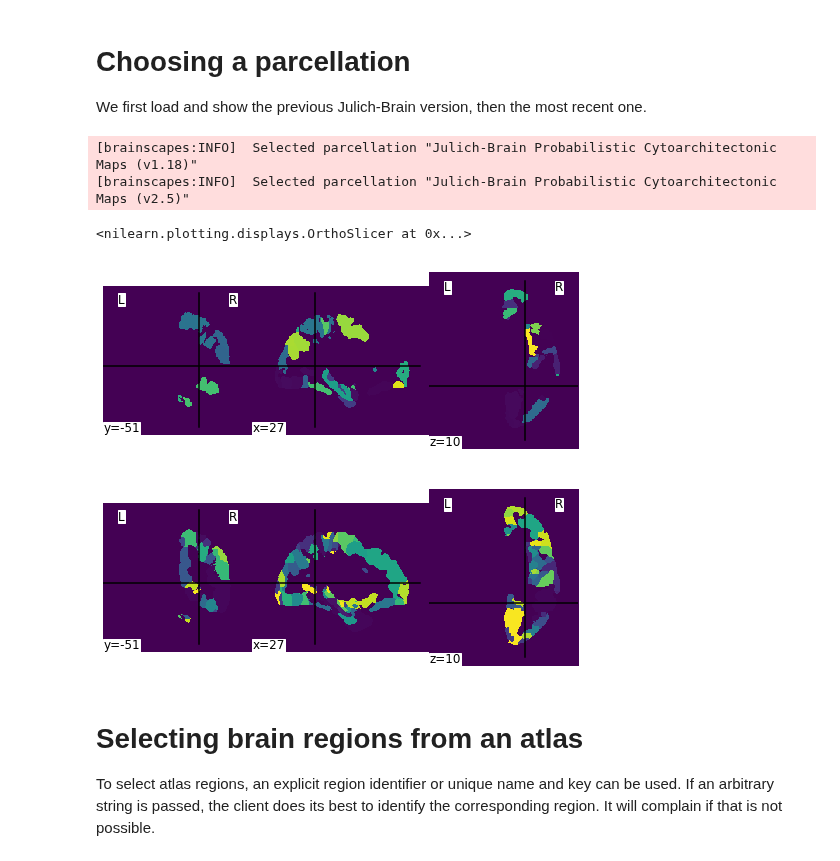
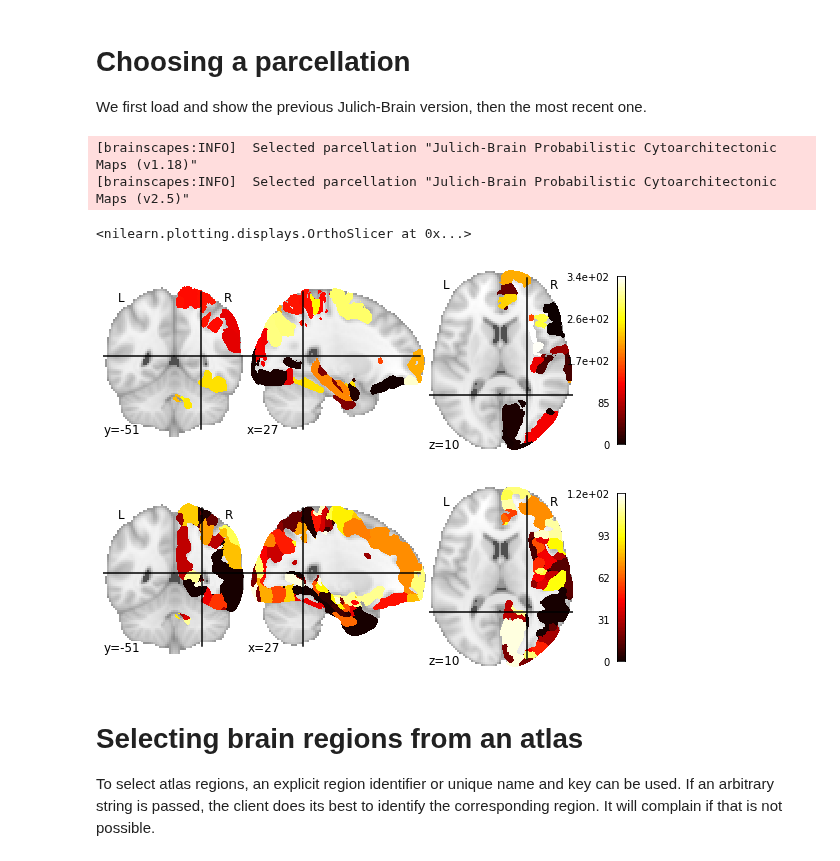
Before and after one commit to FZJ-INM1-BDA/siibra-python, a Jupyter notebook: examples/Brainscapes walkthrough.ipynb, the cells around one changed output. Cells and saved outputs as stored; diff of their text form; code cells hidden in the pictures.

```diff
--- a/examples/Brainscapes walkthrough.ipynb
+++ b/examples/Brainscapes walkthrough.ipynb
@@ -42,22 +43,22 @@ We first load and show the previous Julich-Brain version, then the most recent o
 # %%
 atlas = bs.atlases.MULTILEVEL_HUMAN_ATLAS
 icbm_mri = atlas.get_template(bs.spaces.MNI_152_ICBM_2009C_NONLINEAR_ASYMMETRIC)
 
 # previous version
 atlas.select_parcellation(bs.parcellations.JULICH_BRAIN_PROBABILISTIC_CYTOARCHITECTONIC_MAPS_V1_18)
 icbm_maps = atlas.get_maps(bs.spaces.MNI_152_ICBM_2009C_NONLINEAR_ASYMMETRIC)
-plotting.plot_img(list(icbm_maps.values()).pop(),cut_coords=[27,-51,10])
+plotting.plot_stat_map(list(icbm_maps.values()).pop(),cut_coords=[27,-51,10])
 
 # most recent version
 atlas.select_parcellation(bs.parcellations.JULICH_BRAIN_PROBABILISTIC_CYTOARCHITECTONIC_MAPS_V2_5)
 icbm_maps = atlas.get_maps(bs.spaces.MNI_152_ICBM_2009C_NONLINEAR_ASYMMETRIC)
-plotting.plot_img(list(icbm_maps.values()).pop(),cut_coords=[27,-51,10])
+plotting.plot_stat_map(list(icbm_maps.values()).pop(),cut_coords=[27,-51,10])
 # %% [output]
 [brainscapes:INFO]  Selected parcellation "Julich-Brain Probabilistic Cytoarchitectonic Maps (v1.18)"
 [brainscapes:INFO]  Selected parcellation "Julich-Brain Probabilistic Cytoarchitectonic Maps (v2.5)"
 <nilearn.plotting.displays.OrthoSlicer at 0x...>
-[figure, old version]
+[figure, new version]
-[figure, old version]
+[figure, new version]
 # %% [markdown]
 # Selecting brain regions from an atlas
 
```
Also changed, not shown: parts of 6 cells of this notebook, 1 other file.
